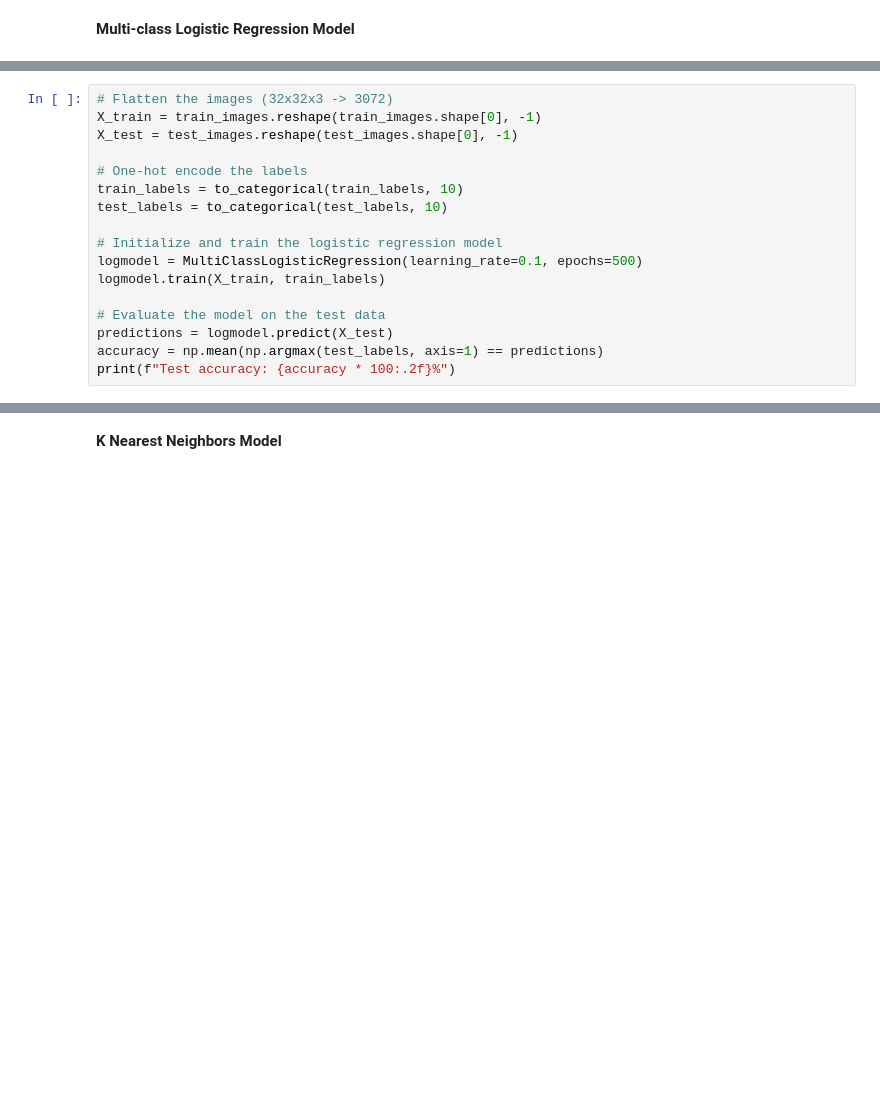
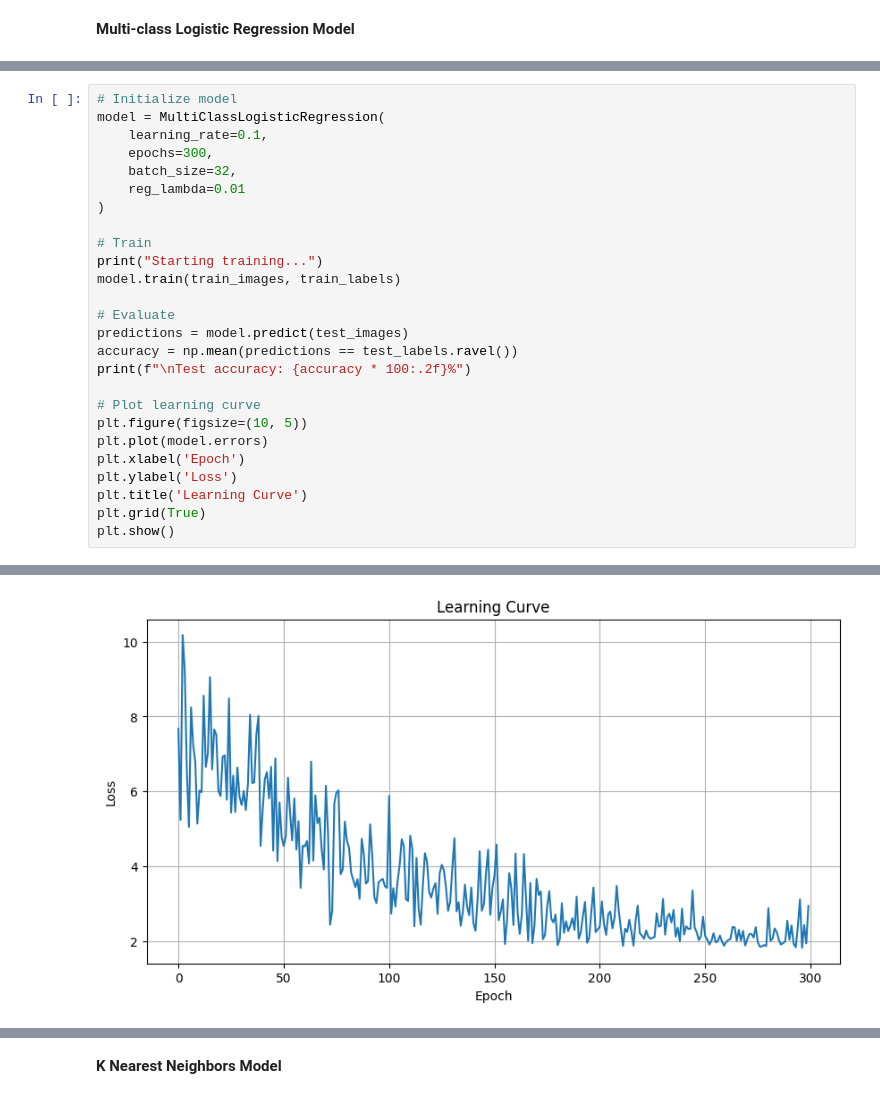
Before and after one commit to andnet-deboer/ComputerVisionBenchmark, a Jupyter notebook: Final Project.ipynb, the cells around one changed output, grey strips where cells are left out. Drawn from its saved outputs; the diff is of its cells as text; blank space fills up the shorter version.

Commit message:
Improvements for logistic regression

```diff
--- a/Final Project.ipynb
+++ b/Final Project.ipynb
@@ -173,17 +116,0 @@ class MultiClassLogisticRegression:
-# %%
-# Flatten the images (32x32x3 -> 3072)
-X_train = train_images.reshape(train_images.shape[0], -1)
-X_test = test_images.reshape(test_images.shape[0], -1)
-
-# One-hot encode the labels
-train_labels = to_categorical(train_labels, 10)
-test_labels = to_categorical(test_labels, 10)
-
-# Initialize and train the logistic regression model
-logmodel = MultiClassLogisticRegression(learning_rate=0.1, epochs=500)
-logmodel.train(X_train, train_labels)
-
-# Evaluate the model on the test data
-predictions = logmodel.predict(X_test)
-accuracy = np.mean(np.argmax(test_labels, axis=1) == predictions)
-print(f"Test accuracy: {accuracy * 100:.2f}%")
@@ -196,0 +198,27 @@ Test accuracy: 22.61%
+# %%
+# Initialize model
+model = MultiClassLogisticRegression(
+    learning_rate=0.1,
+    epochs=300,
+    batch_size=32,
+    reg_lambda=0.01
+)
+
+# Train
+print("Starting training...")
+model.train(train_images, train_labels)
+
+# Evaluate
+predictions = model.predict(test_images)
+accuracy = np.mean(predictions == test_labels.ravel())
+print(f"\nTest accuracy: {accuracy * 100:.2f}%")
+
+# Plot learning curve
+plt.figure(figsize=(10, 5))
+plt.plot(model.errors)
+plt.xlabel('Epoch')
+plt.ylabel('Loss')
+plt.title('Learning Curve')
+plt.grid(True)
+plt.show()
+# %% [output]
@@ -196,0 +234 @@ Test accuracy: 22.61%
+[figure, added]
```
Also changed, not shown: parts of 15 cells of this notebook.
